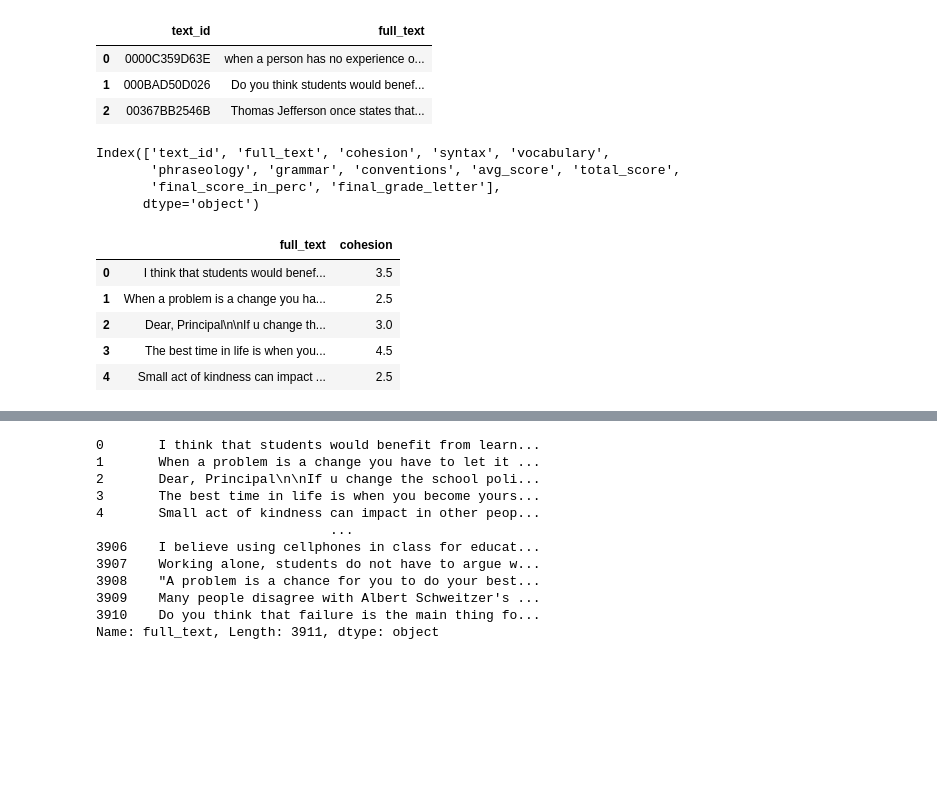
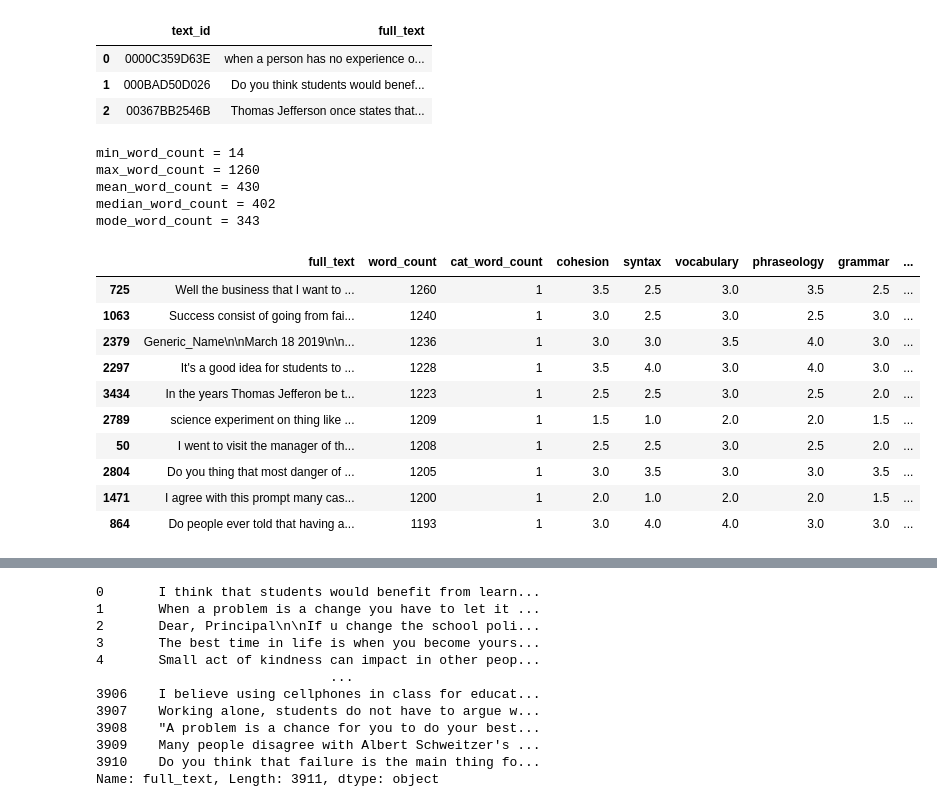
Before and after one commit to heesukjang/W266_NLP_With_DeepLearning, a Jupyter notebook: Final_Project/EDA_with_Baseline_SimpleBERT_Automated_Essay_Evaluation_v2_NatalieOH.ipynb, the cells around one changed output, grey strips where cells are left out. Drawn from its saved outputs; the diff is of its cells as text; code cells hidden in the pictures; blank space fills up the shorter version.

```diff
--- a/Final_Project/EDA_with_Baseline_SimpleBERT_Automated_Essay_Evaluation_v2_NatalieOH.ipynb
+++ b/Final_Project/EDA_with_Baseline_SimpleBERT_Automated_Essay_Evaluation_v2_NatalieOH.ipynb
@@ -300,45 +308,55 @@ test_df.head()
 | 2 | 00367BB2546B | Thomas Jefferson once states that... |
 # %%
 # add new columns for aggregation: 'average_score', 'total_score', and 'total_score_in_perc'
-print(train_df.columns)
+# print(train_df.columns)
 cols = ['cohesion', 'syntax', 'vocabulary', 'phraseology', 'grammar', 'conventions']
 
 # row-wise aggregation
 total_points = 30
 train_df['avg_score'] = train_df[cols].mean(axis=1).round(1)
 train_df['total_score'] = train_df[cols].sum(axis=1)
 train_df['final_score_in_perc'] = (train_df[cols].sum(axis=1)/total_points*100).round(1)
 
-final_grades = []
-for score in train_df['final_score_in_perc']:
-  if score < 60:
-    final_grades.append('F')
-  elif score < 70:
-    final_grades.append('D')
-  elif score < 80:
-    final_grades.append('C')
-  elif score < 90:
-    final_grades.append('B')
-  elif score < 95:
-    final_grades.append('A')
-  else:
-    final_grades.append('A+')
+# final_grades = []
+# for score in train_df['final_score_in_perc']:
+#   if score < 60:
+#     final_grades.append('F')
+#   elif score < 70:
+#     final_grades.append('D')
+#   elif score < 80:
+#     final_grades.append('C')
+#   elif score < 90:
+#     final_grades.append('B')
+#   elif score < 95:
+#     final_grades.append('A')
+#   else:
+#     final_grades.append('A+')
 # print(final_grades)
-train_df['final_grade_letter'] = final_grades
+# train_df['final_grade_letter'] = final_grades
 # cat_cohesion = pd.cut(train_df['cohesion'],[1,2,3,4,5])
 # train_df['cat_cohesion'] = cat_cohesion
 # train_df['num_label_cohesion'] = train_df['cat_cohesion'].cat.codes
 # train_df['str_label_cohesion'] = train_df.apply(lambda x: x['num_label_cohesion'])
-
-train_df[['full_text','cohesion']].head()
+train_df['word_count'] = train_df['full_text'].apply(lambda x: len(x.split()))
+train_df['cat_word_count'] = np.where(train_df['word_count'] < 500, 0, 1)        # 0 being 'low count' and 1 being 'high count'
+print(f'min_word_count = {int(train_df["word_count"].min())}\nmax_word_count = {int(train_df["word_count"].max())}\nmean_word_count = {int(train_df["word_count"].mean())}\nmedian_word_count = {int(train_df["word_count"].median())}\nmode_word_count = {int(train_df["word_count"].mode())}')
+corr_df = train_df[['full_text','word_count', 'cat_word_count', 'cohesion', 'syntax', 'vocabulary', 'phraseology', 'grammar', 'conventions']].sort_values(by='word_count', ascending=False)
+print(corr_df['word_count'].describe())
+corr_df.head(10)
 # %% [output]
-Index(['text_id', 'full_text', 'cohesion', 'syntax', 'vocabulary',
-       'phraseology', 'grammar', 'conventions', 'avg_score', 'total_score',
-       'final_score_in_perc', 'final_grade_letter'],
-      dtype='object')
+min_word_count = 14
+max_word_count = 1260
+mean_word_count = 430
+median_word_count = 402
+mode_word_count = 343
-|  | full_text | cohesion |
-| 0 | I think that students would benef... | 3.5 |
-| 1 | When a problem is a change you ha... | 2.5 |
-| 2 | Dear, Principal\n\nIf u change th... | 3.0 |
-| 3 | The best time in life is when you... | 4.5 |
-| 4 | Small act of kindness can impact ... | 2.5 |
+|  | full_text | word_count | cat_word_count | cohesion | syntax | vocabulary | phraseology | grammar | ... |
+| 725 | Well the business that I want to ... | 1260 | 1 | 3.5 | 2.5 | 3.0 | 3.5 | 2.5 | ... |
+| 1063 | Success consist of going from fai... | 1240 | 1 | 3.0 | 2.5 | 3.0 | 2.5 | 3.0 | ... |
+| 2379 | Generic_Name\n\nMarch 18 2019\n\n... | 1236 | 1 | 3.0 | 3.0 | 3.5 | 4.0 | 3.0 | ... |
+| 2297 | It's a good idea for students to ... | 1228 | 1 | 3.5 | 4.0 | 3.0 | 4.0 | 3.0 | ... |
+| 3434 | In the years Thomas Jefferon be t... | 1223 | 1 | 2.5 | 2.5 | 3.0 | 2.5 | 2.0 | ... |
+| 2789 | science experiment on thing like ... | 1209 | 1 | 1.5 | 1.0 | 2.0 | 2.0 | 1.5 | ... |
+| 50 | I went to visit the manager of th... | 1208 | 1 | 2.5 | 2.5 | 3.0 | 2.5 | 2.0 | ... |
+| 2804 | Do you thing that most danger of ... | 1205 | 1 | 3.0 | 3.5 | 3.0 | 3.0 | 3.5 | ... |
+| 1471 | I agree with this prompt many cas... | 1200 | 1 | 2.0 | 1.0 | 2.0 | 2.0 | 1.5 | ... |
+| 864 | Do people ever told that having a... | 1193 | 1 | 3.0 | 4.0 | 4.0 | 3.0 | 3.0 | ... |
```
Also changed, not shown: parts of 37 cells of this notebook.
